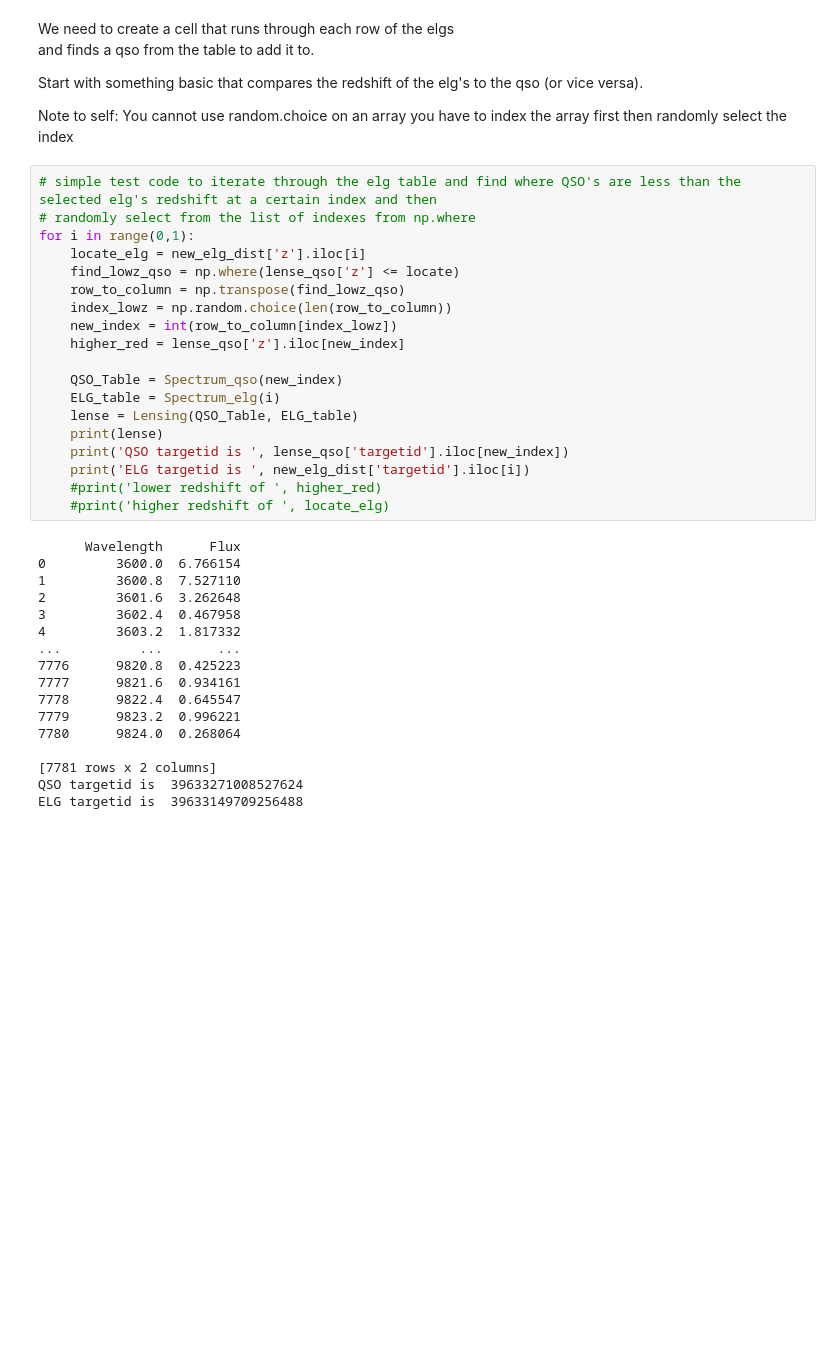
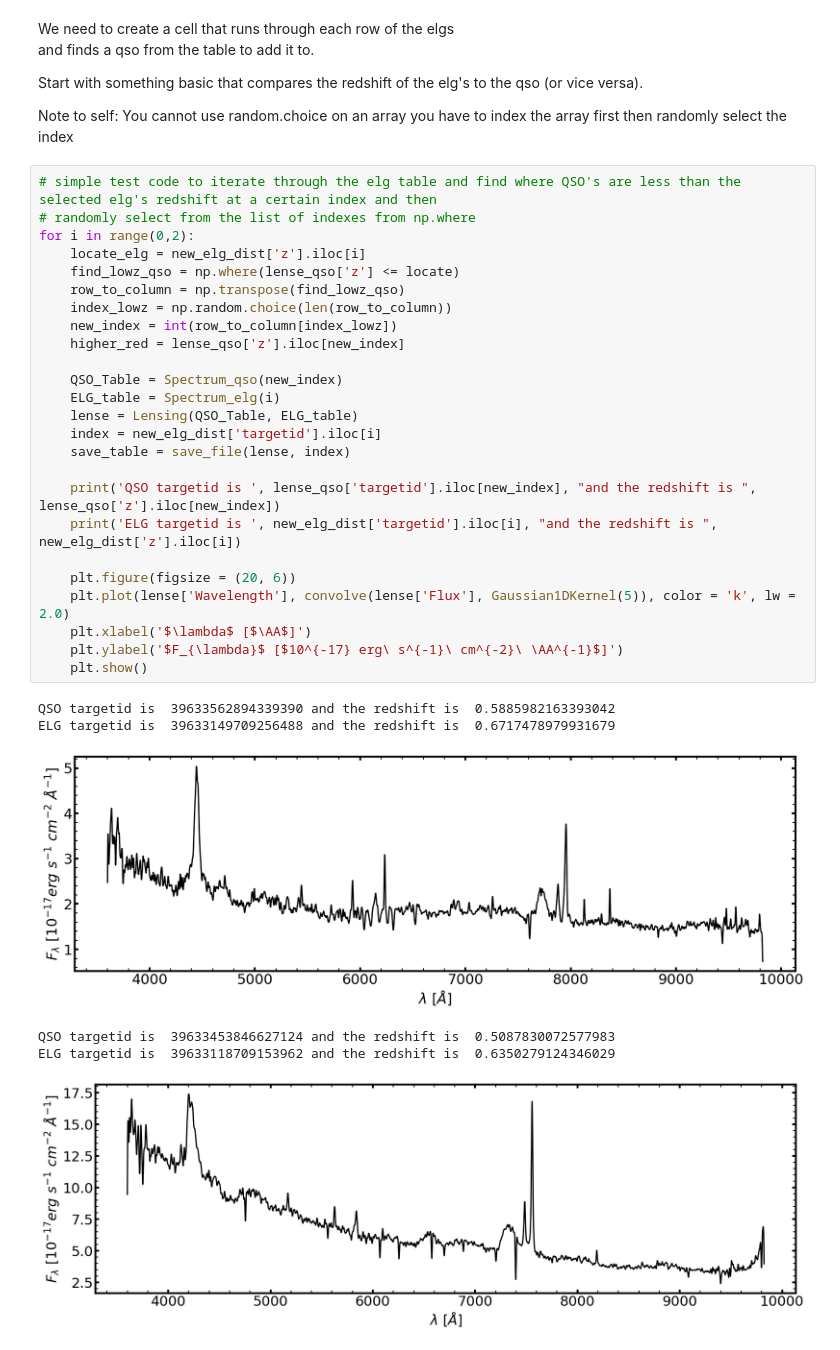
Before and after one commit to emcarthur123/QSL-ML, a Jupyter notebook: Untitled.ipynb, the cells around one changed output. Saved outputs shown, nothing was run; the diff lists cells and outputs as text; blank space fills up the shorter version.

```diff
--- a/Untitled.ipynb
+++ b/Untitled.ipynb
@@ -447,36 +475,32 @@ Note to self: You cannot use random.choice on an array you have to index the arr
 # %%
 # simple test code to iterate through the elg table and find where QSO's are less than the selected elg's redshift at a certain index and then
 # randomly select from the list of indexes from np.where
-for i in range(0,1):
+for i in range(0,2):
     locate_elg = new_elg_dist['z'].iloc[i]
     find_lowz_qso = np.where(lense_qso['z'] <= locate)
     row_to_column = np.transpose(find_lowz_qso)
     index_lowz = np.random.choice(len(row_to_column))
     new_index = int(row_to_column[index_lowz])
     higher_red = lense_qso['z'].iloc[new_index]
 
     QSO_Table = Spectrum_qso(new_index)
     ELG_table = Spectrum_elg(i)
     lense = Lensing(QSO_Table, ELG_table)
-    print(lense)
-    print('QSO targetid is ', lense_qso['targetid'].iloc[new_index])
-    print('ELG targetid is ', new_elg_dist['targetid'].iloc[i])
-    #print('lower redshift of ', higher_red)
-    #print('higher redshift of ', locate_elg)
+    index = new_elg_dist['targetid'].iloc[i]
+    save_table = save_file(lense, index)
+
+    print('QSO targetid is ', lense_qso['targetid'].iloc[new_index], "and the redshift is ", lense_qso['z'].iloc[new_index])
+    print('ELG targetid is ', new_elg_dist['targetid'].iloc[i], "and the redshift is ", new_elg_dist['z'].iloc[i])
+
+    plt.figure(figsize = (20, 6))
+    plt.plot(lense['Wavelength'], convolve(lense['Flux'], Gaussian1DKernel(5)), color = 'k', lw = 2.0)
+    plt.xlabel('$\lambda$ [$\AA$]')
+    plt.ylabel('$F_{\lambda}$ [$10^{-17} erg\ s^{-1}\ cm^{-2}\ \AA^{-1}$]')
+    plt.show()
 # %% [output]
-      Wavelength      Flux
-0         3600.0  6.766154
-1         3600.8  7.527110
-2         3601.6  3.262648
-3         3602.4  0.467958
-4         3603.2  1.817332
-...          ...       ...
-7776      9820.8  0.425223
-7777      9821.6  0.934161
-7778      9822.4  0.645547
-7779      9823.2  0.996221
-7780      9824.0  0.268064
-
-[7781 rows x 2 columns]
-QSO targetid is  39633271008527624
-ELG targetid is  39633149709256488
+QSO targetid is  39633562894339390 and the redshift is  0.5885982163393042
+ELG targetid is  39633149709256488 and the redshift is  0.6717478979931679
+[figure, added]
+QSO targetid is  39633453846627124 and the redshift is  0.5087830072577983
+ELG targetid is  39633118709153962 and the redshift is  0.6350279124346029
+[figure, added]
```
Also changed, not shown: parts of 6 cells of this notebook.
